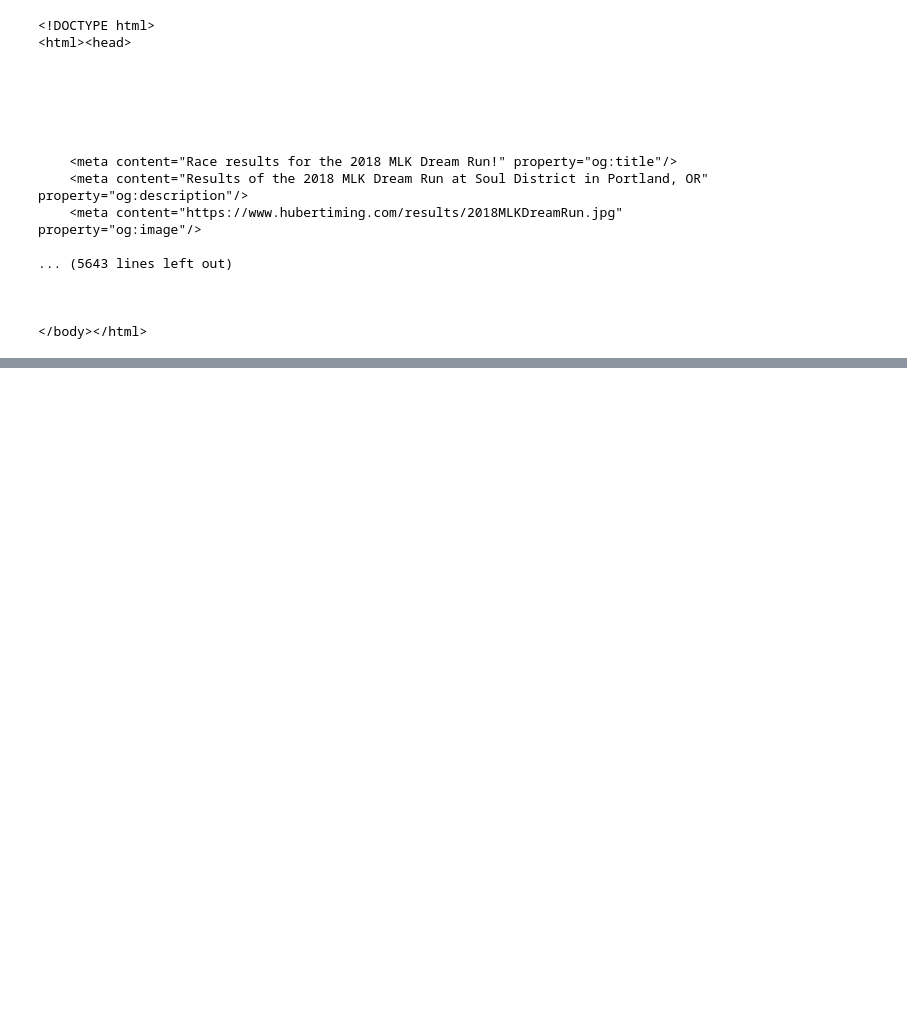
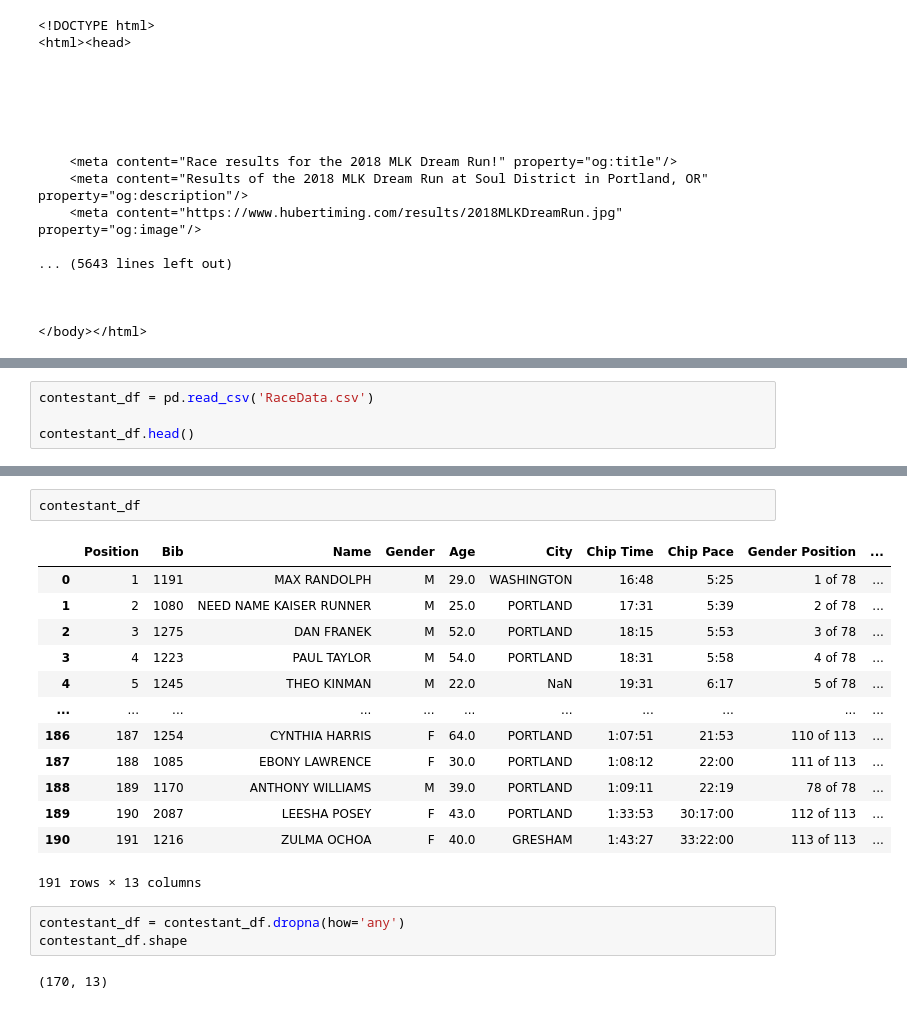
Before and after one commit to RndmCodeGuy20/Python-Development, a Jupyter notebook: Project/Web Scraping/Introduction_to_webscraping.ipynb, the cells around one changed output, grey strips where cells are left out. Cells and saved outputs as stored; diff of their text form; blank space fills up the shorter version.

```diff
--- a/Project/Web Scraping/Introduction_to_webscraping.ipynb
+++ b/Project/Web Scraping/Introduction_to_webscraping.ipynb
@@ -76,0 +177,4 @@ allRows[:2]
+# %%
+contestant_df = pd.read_csv('RaceData.csv')
+
+contestant_df.head()
@@ -76,0 +220,21 @@ allRows[:2]
+# %%
+contestant_df
+# %% [output]
+|  | Position | Bib | Name | Gender | Age | City | Chip Time | Chip Pace | Gender Position | ... |
+| 0 | 1 | 1191 | MAX RANDOLPH | M | 29.0 | WASHINGTON | 16:48 | 5:25 | 1 of 78 | ... |
+| 1 | 2 | 1080 | NEED NAME KAISER RUNNER | M | 25.0 | PORTLAND | 17:31 | 5:39 | 2 of 78 | ... |
+| 2 | 3 | 1275 | DAN FRANEK | M | 52.0 | PORTLAND | 18:15 | 5:53 | 3 of 78 | ... |
+| 3 | 4 | 1223 | PAUL TAYLOR | M | 54.0 | PORTLAND | 18:31 | 5:58 | 4 of 78 | ... |
+| 4 | 5 | 1245 | THEO KINMAN | M | 22.0 | NaN | 19:31 | 6:17 | 5 of 78 | ... |
+| ... | ... | ... | ... | ... | ... | ... | ... | ... | ... | ... |
+| 186 | 187 | 1254 | CYNTHIA HARRIS | F | 64.0 | PORTLAND | 1:07:51 | 21:53 | 110 of 113 | ... |
+| 187 | 188 | 1085 | EBONY LAWRENCE | F | 30.0 | PORTLAND | 1:08:12 | 22:00 | 111 of 113 | ... |
+| 188 | 189 | 1170 | ANTHONY WILLIAMS | M | 39.0 | PORTLAND | 1:09:11 | 22:19 | 78 of 78 | ... |
+| 189 | 190 | 2087 | LEESHA POSEY | F | 43.0 | PORTLAND | 1:33:53 | 30:17:00 | 112 of 113 | ... |
+| 190 | 191 | 1216 | ZULMA OCHOA | F | 40.0 | GRESHAM | 1:43:27 | 33:22:00 | 113 of 113 | ... |
+191 rows × 13 columns
+# %%
+contestant_df = contestant_df.dropna(how='any')
+contestant_df.shape
+# %% [output]
+(170, 13)
```
Also changed, not shown: parts of 16 cells of this notebook, 3 other files.
